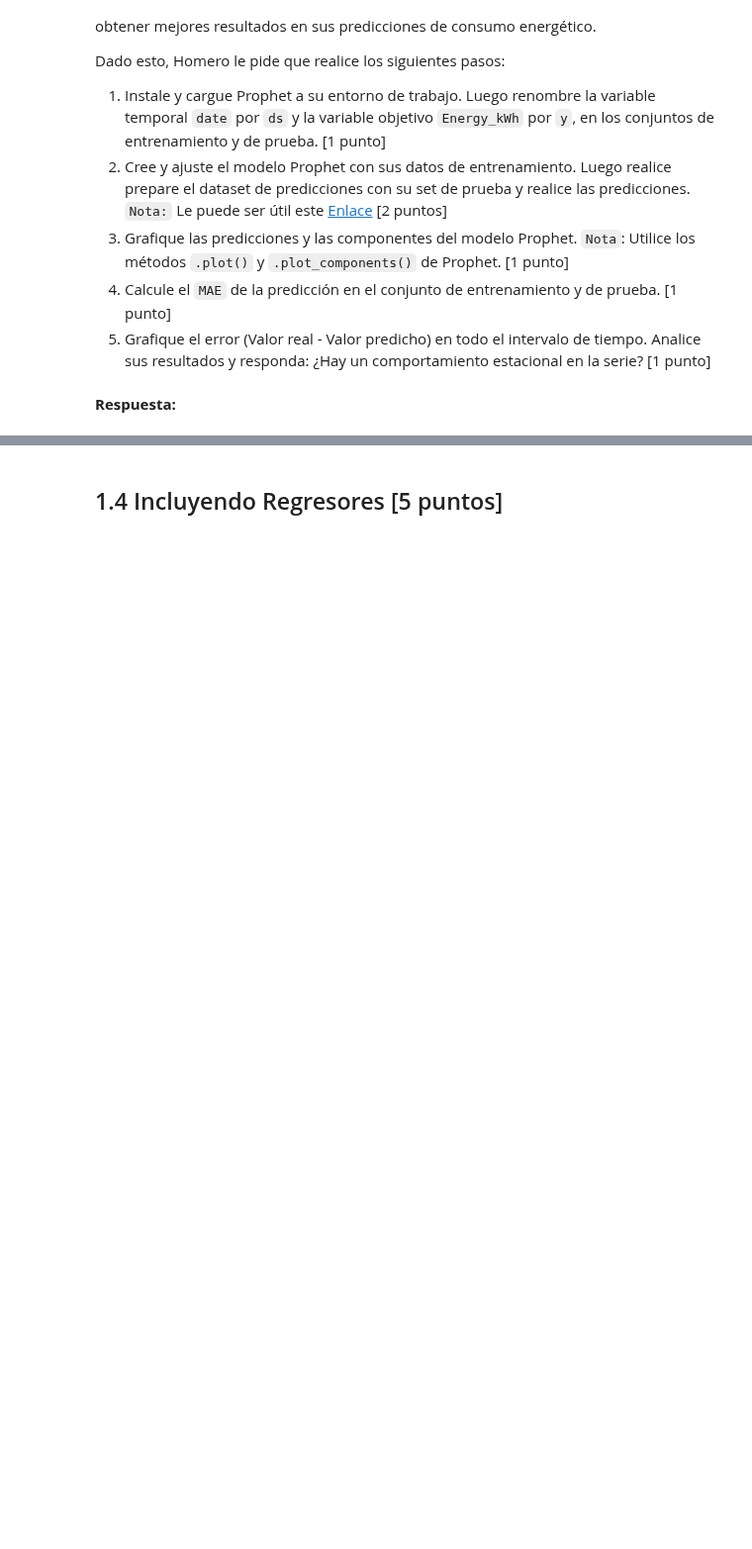
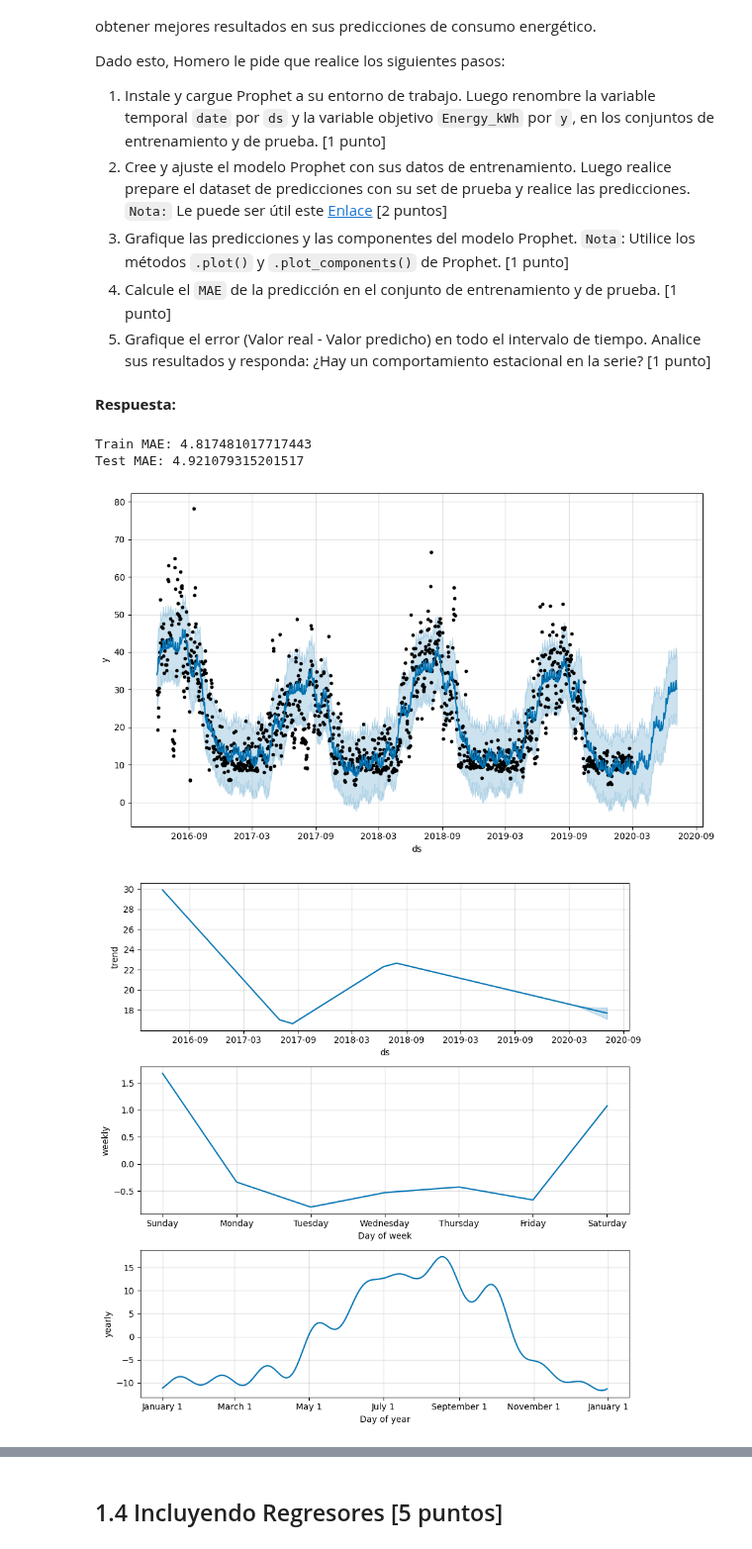
Before and after one commit to Geral37/MDS7202, a Jupyter notebook: Laboratorios/Lab 8 - Forecasting y Sistemas de Recomendación/Lab8.ipynb, the cells around one changed output, grey strips where cells are left out. Shown at 99% size. Drawn from its saved outputs; the diff is of its cells as text; code cells hidden in the pictures; blank space fills up the shorter version.

Commit message:
Desarrollo de 1.3 a 1.5 pero incompleta y con error

```diff
--- a/Laboratorios/Lab 8 - Forecasting y Sistemas de Recomendación/Lab8.ipynb
+++ b/Laboratorios/Lab 8 - Forecasting y Sistemas de Recomendación/Lab8.ipynb
@@ -413,0 +423,35 @@ from prophet.plot import plot_plotly, plot_components_plotly
+# %%
+# Renombrar columnas en el DataFrame original y los conjuntos de entrenamiento y prueba
+#df = df.rename(columns={'date': 'ds', 'Energy_kWh': 'y'})
+
+X_train = X_train.rename(columns={'date': 'ds', 'Energy_kWh': 'y'})
+X_test = X_test.rename(columns={'date': 'ds', 'Energy_kWh': 'y'})
+y_train = y_train.rename('y')
+y_test = y_test.rename('y')
+
+# Crear y ajustar el modelo Prophet
+model = Prophet()
+model.fit(X_train)
+
+# Preparar las predicciones para el conjunto de prueba
+future = model.make_future_dataframe(periods=len(X_test), freq='D')
+forecast = model.predict(future)
+
+# Graficar las predicciones y componentes del modelo
+model.plot(forecast)
+model.plot_components(forecast)
+
+# Calcular el MAE en entrenamiento y prueba
+train_pred = forecast['yhat'][:len(X_train)]
+test_pred = forecast['yhat'][len(X_train):]
+train_mae = mean_absolute_error(y_train, train_pred)
+test_mae = mean_absolute_error(y_test, test_pred)
+
+# Mostrar los MAE
+print('Train MAE:', train_mae)
+print('Test MAE:', test_mae)
+# %% [output]
+Train MAE: 4.817481017717443
+Test MAE: 4.921079315201517
+[figure, added]
+[figure, added]
```
Also changed, not shown: parts of 30 cells of this notebook, 2 other files.
